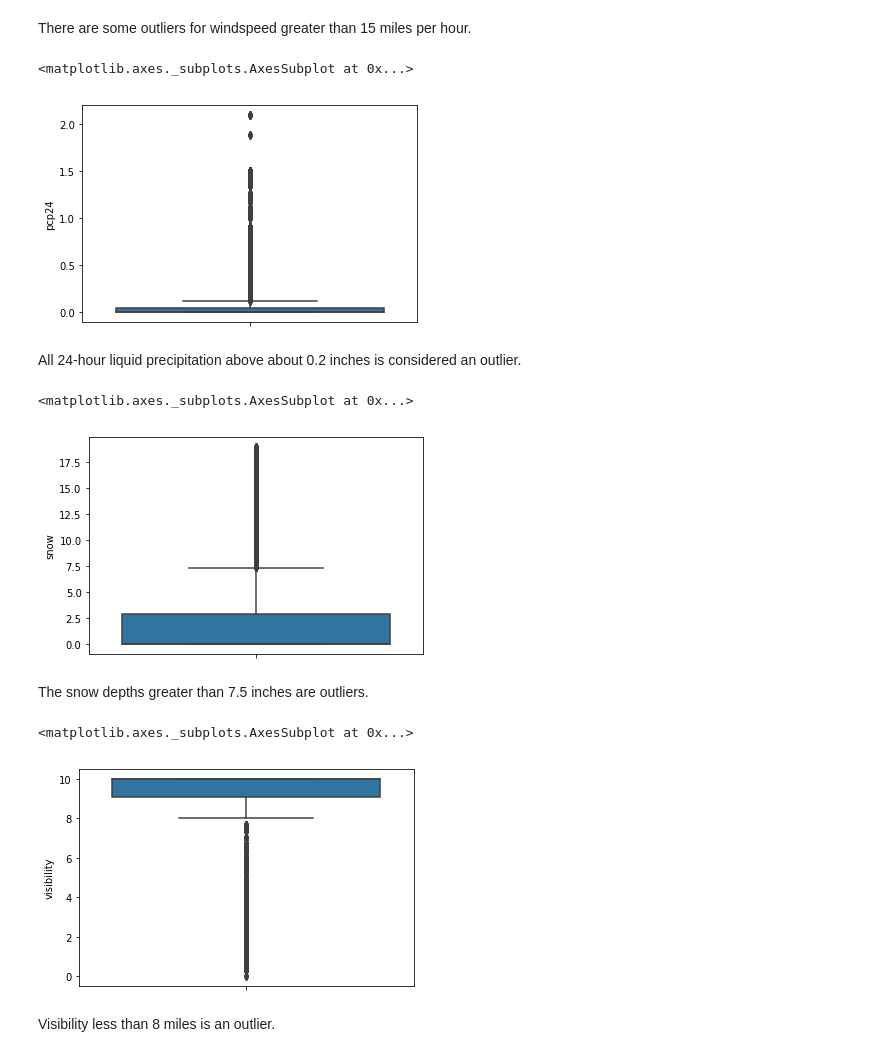
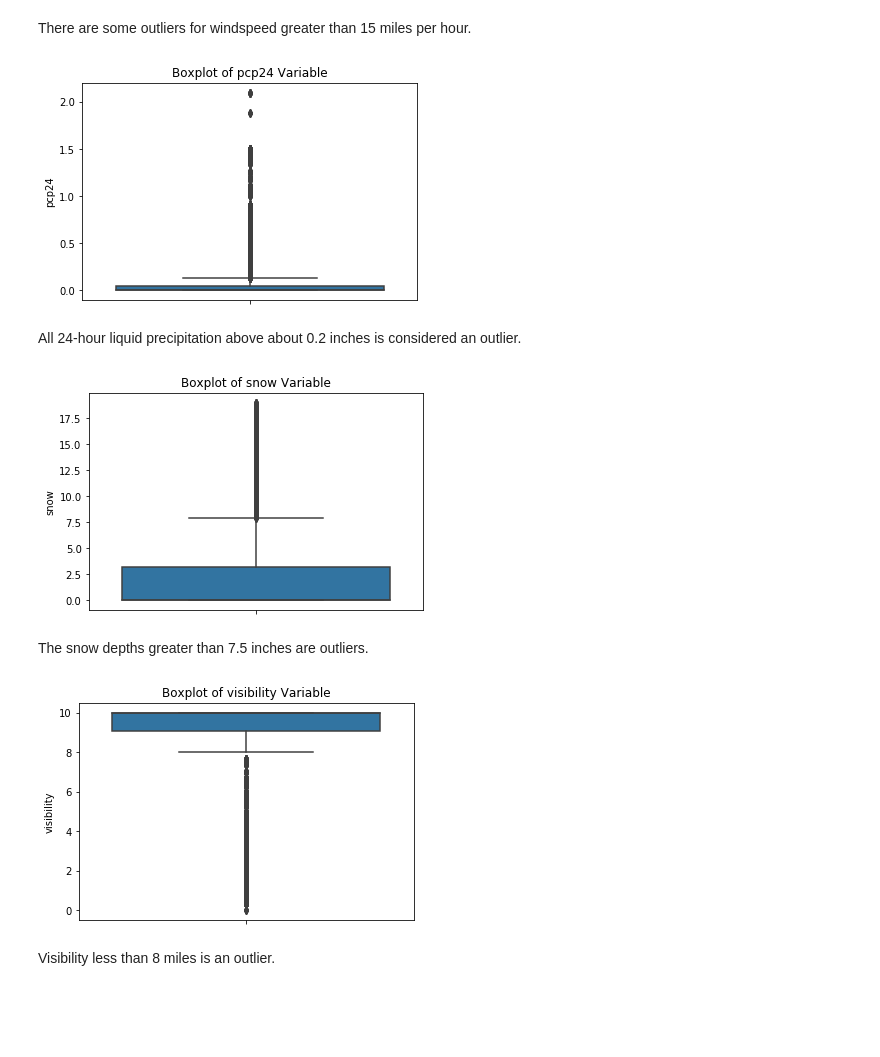
Before and after one commit to nephagra/STATS131_Final, a Jupyter notebook: final_report.ipynb, the cells around one changed output. Cells and saved outputs as stored; diff of their text form; code cells hidden in the pictures; blank space fills up the shorter version.

```diff
--- a/final_report.ipynb
+++ b/final_report.ipynb
@@ -138,3 +138,9 @@ snow          29101 non-null float64
 holiday       29101 non-null object
 dtypes: datetime64[ns](1), float64(9), int64(1), object(2)
 memory usage: 2.9+ MB
+# %%
+uber = uber.fillna("N/A")
+# %%
+uber = uber[(uber['borough'] != "N/A")]
+
+uber.head(10)
@@ -257,23 +313,29 @@ sns.boxplot(uber.windspeed, orient = 'v')
 There are some outliers for windspeed greater than 15 miles per hour.
 # %%
 sns.boxplot(uber.pcp24, orient = 'v')
+plt.title("Boxplot of pcp24 Variable")
+plt.ylabel("pcp24")
+plt.show()
 # %% [output]
-<matplotlib.axes._subplots.AxesSubplot at 0x...>
-[figure, old version]
+[figure, new version]
 # %% [markdown]
 All 24-hour liquid precipitation above about 0.2 inches is considered an outlier.
 # %%
 sns.boxplot(uber.snow, orient = 'v')
+plt.title("Boxplot of snow Variable")
+plt.ylabel("snow")
+plt.show()
 # %% [output]
-<matplotlib.axes._subplots.AxesSubplot at 0x...>
-[figure, old version]
+[figure, new version]
 # %% [markdown]
 The snow depths greater than 7.5 inches are outliers.
 # %%
 sns.boxplot(uber.visibility, orient = 'v')
+plt.title("Boxplot of visibility Variable")
+plt.ylabel("visibility")
+plt.show()
 # %% [output]
-<matplotlib.axes._subplots.AxesSubplot at 0x...>
-[figure, old version]
+[figure, new version]
 # %% [markdown]
 Visibility less than 8 miles is an outlier.
 # %% [markdown]
```
Also changed, not shown: parts of 33 cells of this notebook.
